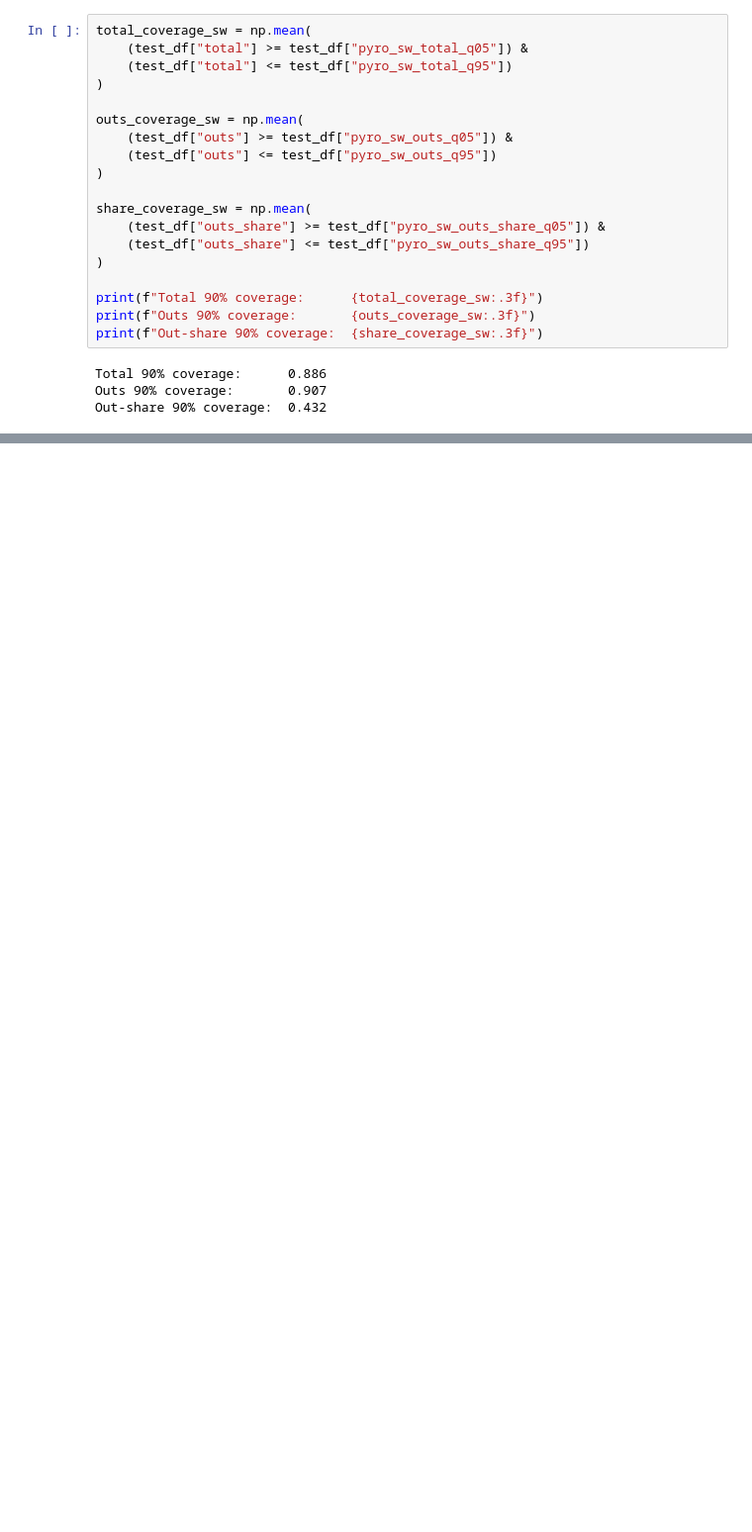
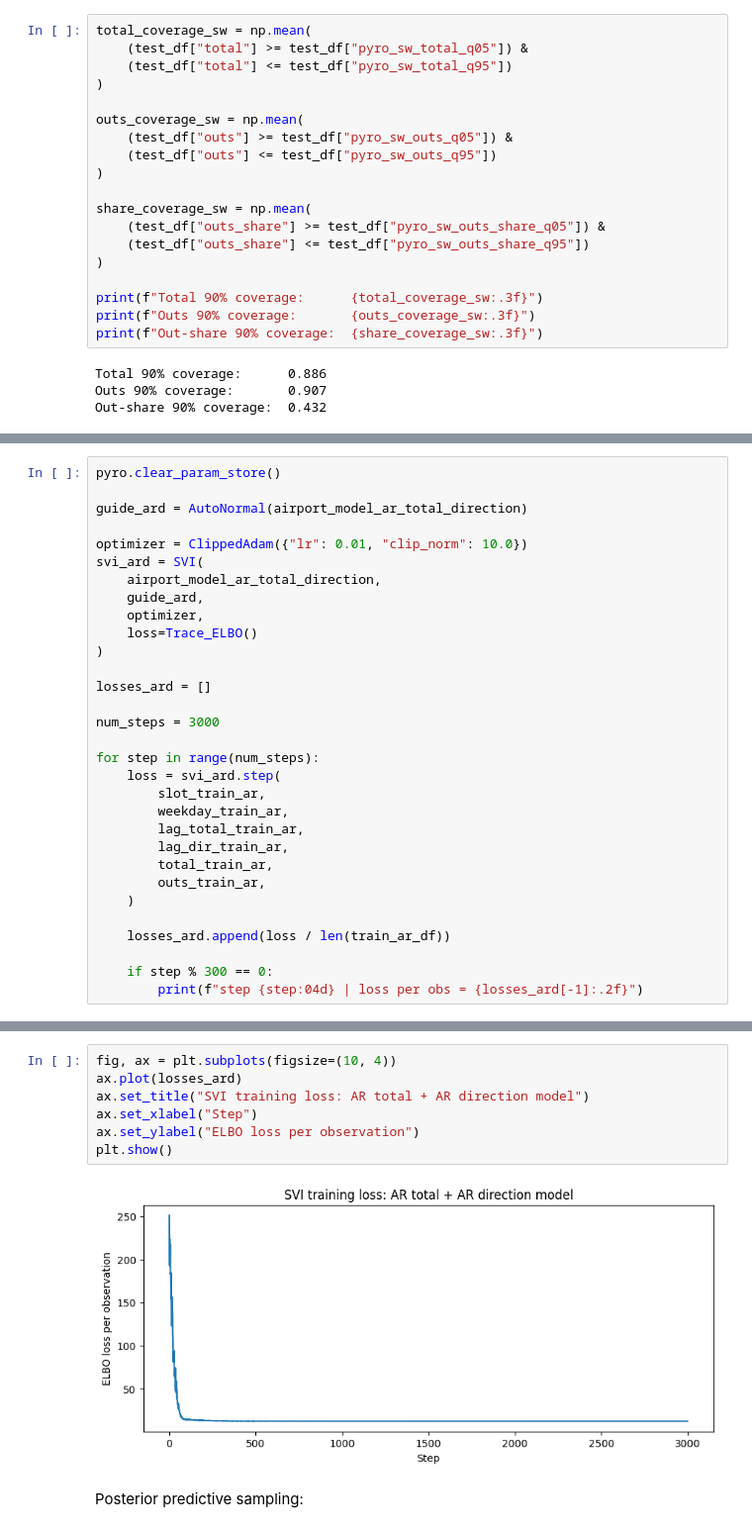
Before and after one commit to cri3t14n/CopenMetroAnalysis, a Jupyter notebook: IndividualWork/Cristian/pyro_model.ipynb, the cells around one changed output, grey strips where cells are left out. Shown at 99% size. Drawn from its saved outputs; the diff is of its cells as text; blank space fills up the shorter version.

```diff
--- a/IndividualWork/Cristian/pyro_model.ipynb
+++ b/IndividualWork/Cristian/pyro_model.ipynb
@@ -414,0 +807,31 @@ Out-share 90% coverage:  0.432
+# %%
+pyro.clear_param_store()
+
+guide_ard = AutoNormal(airport_model_ar_total_direction)
+
+optimizer = ClippedAdam({"lr": 0.01, "clip_norm": 10.0})
+svi_ard = SVI(
+    airport_model_ar_total_direction,
+    guide_ard,
+    optimizer,
+    loss=Trace_ELBO()
+)
+
+losses_ard = []
+
+num_steps = 3000
+
+for step in range(num_steps):
+    loss = svi_ard.step(
+        slot_train_ar,
+        weekday_train_ar,
+        lag_total_train_ar,
+        lag_dir_train_ar,
+        total_train_ar,
+        outs_train_ar,
+    )
+
+    losses_ard.append(loss / len(train_ar_df))
+
+    if step % 300 == 0:
+        print(f"step {step:04d} | loss per obs = {losses_ard[-1]:.2f}")
@@ -414,0 +849,11 @@ Out-share 90% coverage:  0.432
+# %%
+fig, ax = plt.subplots(figsize=(10, 4))
+ax.plot(losses_ard)
+ax.set_title("SVI training loss: AR total + AR direction model")
+ax.set_xlabel("Step")
+ax.set_ylabel("ELBO loss per observation")
+plt.show()
+# %% [output]
+[figure, added]
+# %% [markdown]
+Posterior predictive sampling:
```
Also changed, not shown: parts of 22 cells of this notebook.
